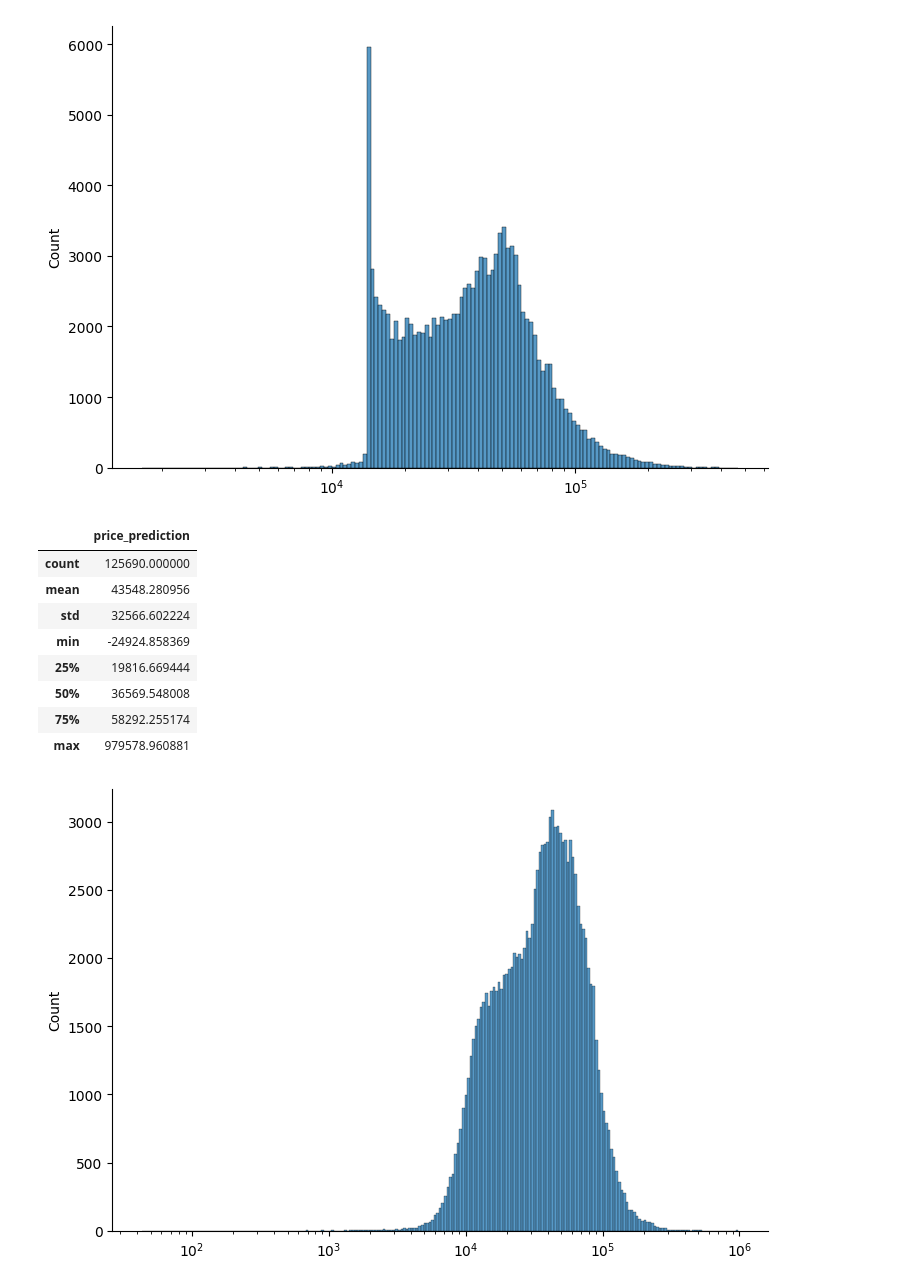
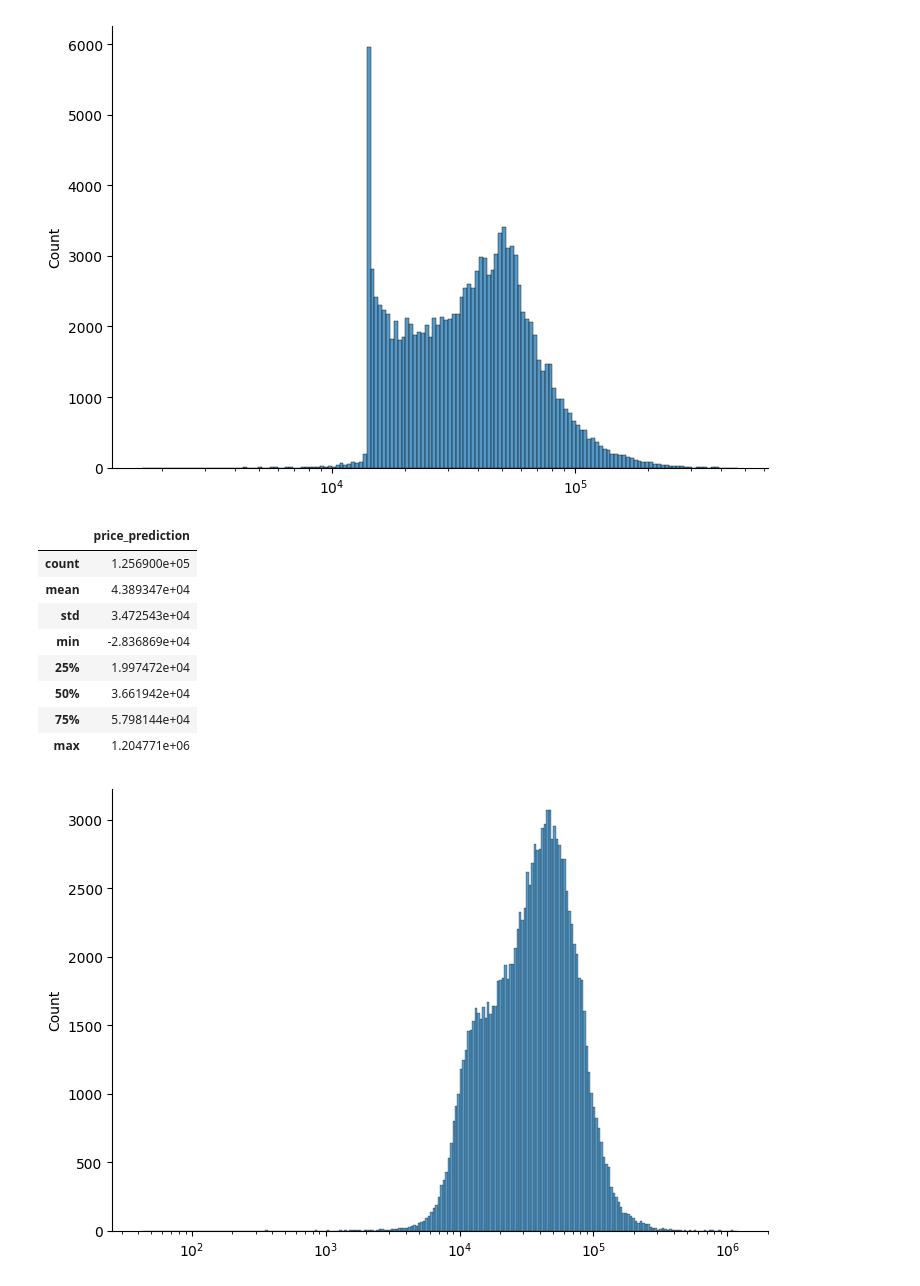
Before and after one commit to stephanie-yz/Kaggle_PG4.09_UsedCar, a Jupyter notebook: 03_Modelling.ipynb, the cells around one changed output. Drawn from its saved outputs; the diff is of its cells as text; code cells hidden in the pictures.

```diff
--- a/03_Modelling.ipynb
+++ b/03_Modelling.ipynb
@@ -89,9 +89,17 @@ pool_train = cb.Pool(x_train, label=y_train, cat_features=cols_cat)
 params = {"verbose": False,
         "objective": "RMSE",
         "eval_metric": "RMSE",
-
+        "boosting_type": "Plain",
+        "learning_rate": 0.07838264089680588,
+        "l2_leaf_reg": 0.005458557526813314,
+        "rsm": 0.7297540654978769,
+        "subsample": 0.5346267592663484,
+        "min_data_in_leaf": 82,
+        "max_depth": 4,
+        "grow_policy": "Lossguide",
+        "num_leaves": 39,
         "random_seed": 888,
-        "thread_count": 6
+        "thread_count": 8
 }
 
 ## fit model to training data
@@ -152,20 +160,20 @@ pd.DataFrame({'price_prediction':y_testpred_lgbm}).describe()
 # %%
 ## catb prediction
 y_testpred_catb = catb.predict(x_test)
 submission['price'] = y_testpred_catb
-submission.to_csv('02_Submissions/test_pred_catb_v1.csv', index=False)
+submission.to_csv('02_Submissions/test_pred_catb_v2.csv', index=False)
 
 ## check prediction distribution
 sns.displot(y_testpred_catb, aspect=1.5, log_scale=True)
 pd.DataFrame({'price_prediction':y_testpred_catb}).describe()
 # %% [output]
 |  | price_prediction |
-| count | 125690.000000 |
-| mean | 43548.280956 |
-| std | 32566.602224 |
-| min | -24924.858369 |
-| 25% | 19816.669444 |
-| 50% | 36569.548008 |
-| 75% | 58292.255174 |
-| max | 979578.960881 |
+| count | 1.256900e+05 |
+| mean | 4.389347e+04 |
+| std | 3.472543e+04 |
+| min | -2.836869e+04 |
+| 25% | 1.997472e+04 |
+| 50% | 3.661942e+04 |
+| 75% | 5.798144e+04 |
+| max | 1.204771e+06 |
-[figure, old version]
+[figure, new version]
```
Also changed, not shown: parts of 1 cell of this notebook, 1 other file.
